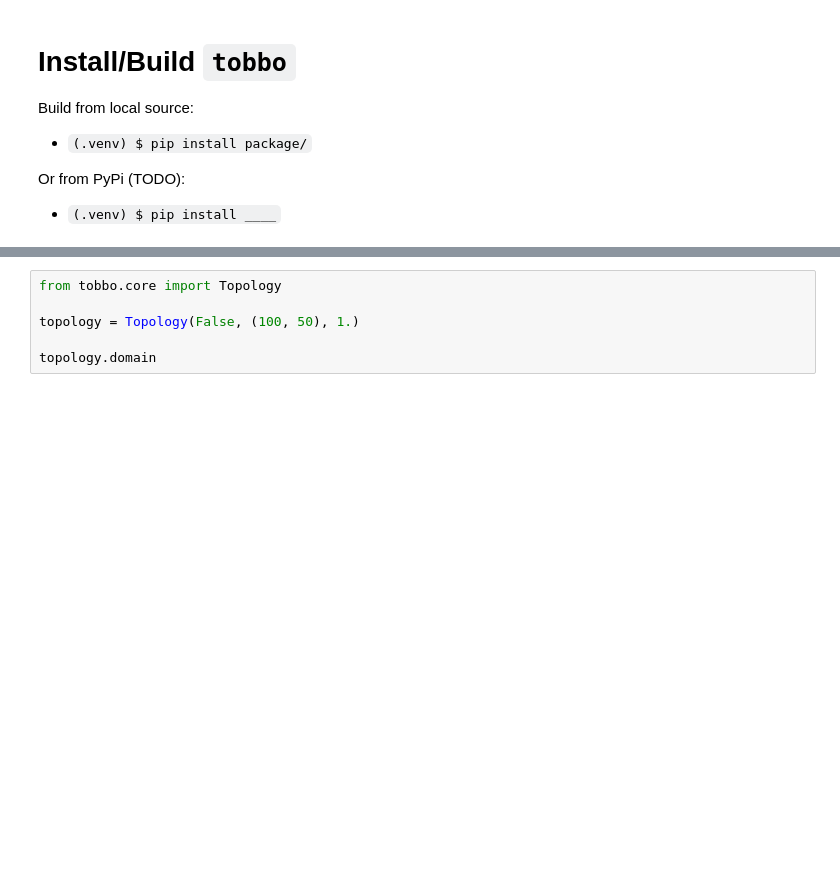
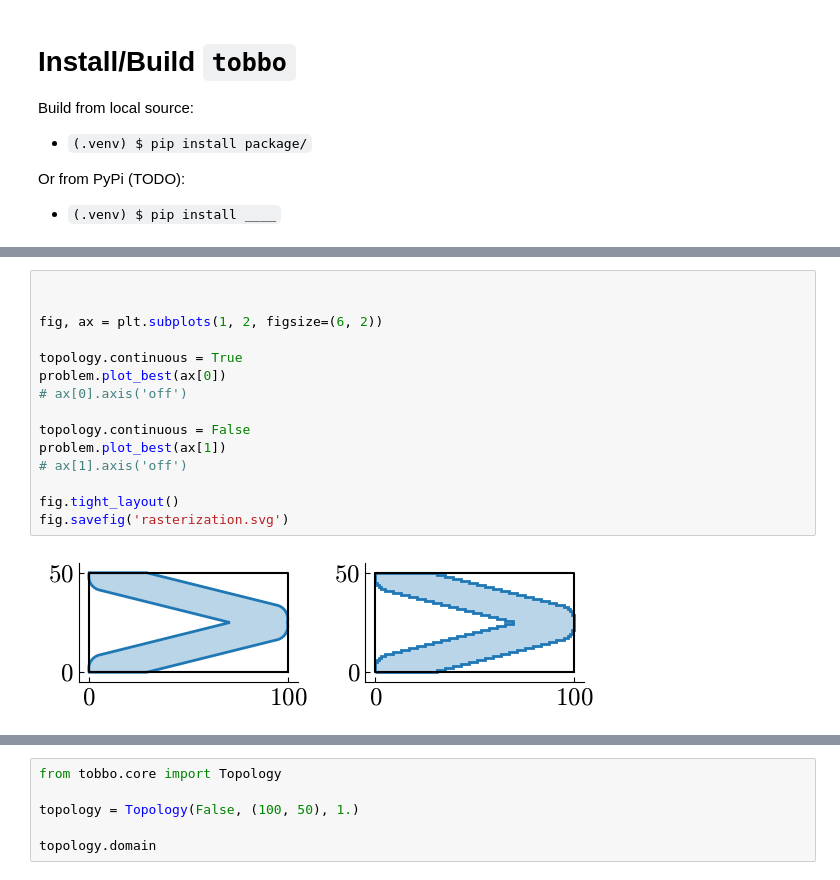
Before and after one commit to jelle-westra/tobbo, a Jupyter notebook: tutorial.ipynb, the cells around one changed output, grey strips where cells are left out. Drawn from its saved outputs; the diff is of its cells as text; blank space fills up the shorter version.

```diff
--- a/tutorial.ipynb
+++ b/tutorial.ipynb
@@ -23,0 +97,17 @@ Or from PyPi (TODO):
+# %%
+
+
+fig, ax = plt.subplots(1, 2, figsize=(6, 2))
+
+topology.continuous = True
+problem.plot_best(ax[0])
+# ax[0].axis('off')
+
+topology.continuous = False
+problem.plot_best(ax[1])
+# ax[1].axis('off')
+
+fig.tight_layout()
+fig.savefig('rasterization.svg')
+# %% [output]
+[figure, added]
```
Also changed, not shown: parts of 32 cells of this notebook, 15 other files.
